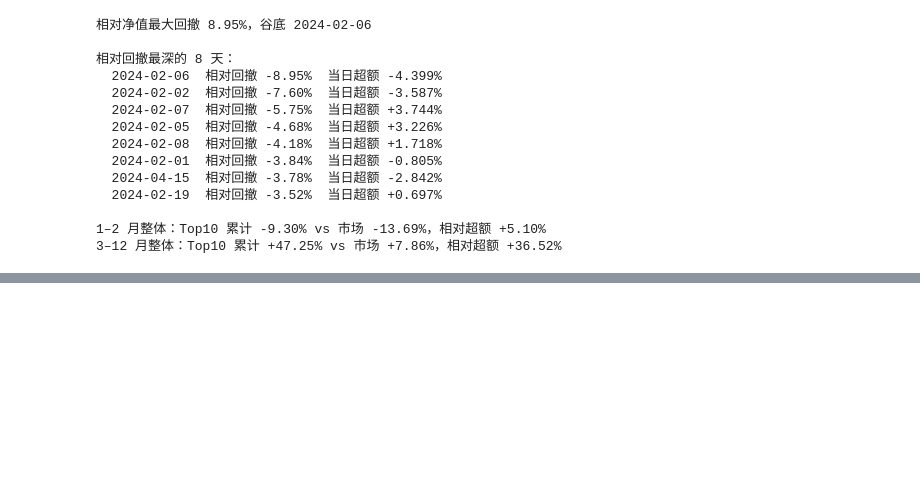
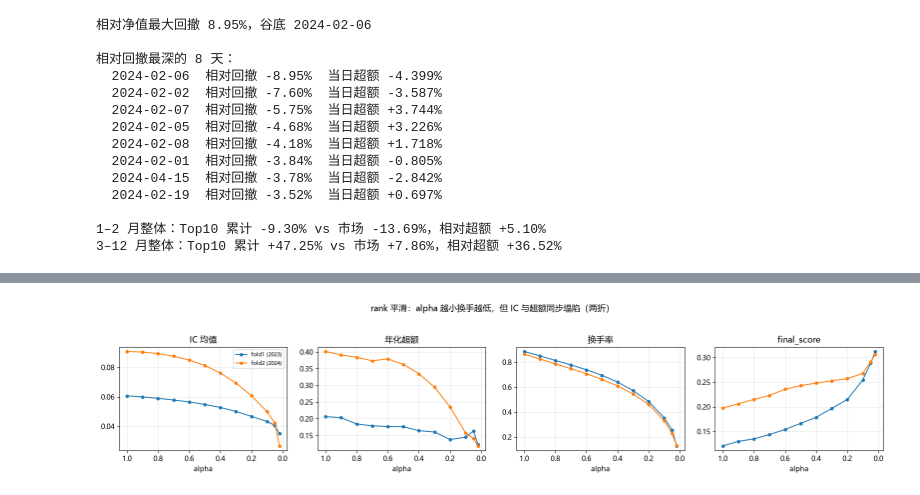
Before and after one commit to xxawa66/fintech, a Jupyter notebook: notebooks/04_result_visualization.ipynb, the cells around one changed output, grey strips where cells are left out. Saved outputs shown, nothing was run; the diff lists cells and outputs as text; code cells hidden in the pictures; blank space fills up the shorter version.

```diff
--- a/notebooks/04_result_visualization.ipynb
+++ b/notebooks/04_result_visualization.ipynb
@@ -388,0 +503,13 @@ print(f"3–12 月整体：Top10 累计 {r_top3:+.2%} vs 市场 {r_mkt3:+.2%}，
+# %%
+ALPHAS = (1.0, 0.9, 0.8, 0.7, 0.6, 0.5, 0.4, 0.3, 0.2, 0.1, 0.05, 0.02)
+KEEP_QS = (1.0, 0.9, 0.8, 0.7, 0.6, 0.5, 0.4, 0.3, 0.2, 0.1, 0.05, 0.02, 0.01)
+
+alpha_scan = {name: scan_alphas(s, ALPHAS) for name, s in scored.items()}
+
+alpha_tbl = []
+for name, (tbl, _) in alpha_scan.items():
+    t = tbl.copy(); t.insert(0, "折", name); alpha_tbl.append(t)
+alpha_all = pd.concat(alpha_tbl, ignore_index=True)
+alpha_all["稳定性项"] = 0.3 * (1 - alpha_all["mean_turnover"])
+print("alpha 扫描（官方口径，自检点 alpha=1.0 已断言复现基线；预设网格 {1.0..0.5} 之外向下加密以定位峰值）")
+print(alpha_all.round(6).to_string(index=False, float_format=lambda v: f"{v:,.6f}"))
@@ -388,0 +534,15 @@ print(f"3–12 月整体：Top10 累计 {r_top3:+.2%} vs 市场 {r_mkt3:+.2%}，
+# %%
+fig, axes = plt.subplots(1, 4, figsize=(16, 3.4))
+panels = [("ic_mean", "IC 均值"), ("annual_excess", "年化超额"),
+          ("mean_turnover", "换手率"), ("final_score", "final_score")]
+for ax, (col, title) in zip(axes, panels):
+    for k, (tbl, _) in alpha_scan.items():
+        ax.plot(tbl["alpha"], tbl[col], "o-", ms=4, lw=1.4, label=k)
+    ax.set_title(title); ax.set_xlabel("alpha"); ax.invert_xaxis(); ax.grid(alpha=0.3)
+axes[0].legend(fontsize=8)
+fig.suptitle("rank 平滑：alpha 越小换手越低，但 IC 与超额同步塌陷（两折）", y=1.04)
+fig.tight_layout()
+fig.savefig(FIG_DIR / "turnover_alpha_scan.png", dpi=150, bbox_inches="tight")
+plt.show()
+# %% [output]
+[figure, added]
```
Also changed, not shown: parts of 15 cells of this notebook, 4 other files.
